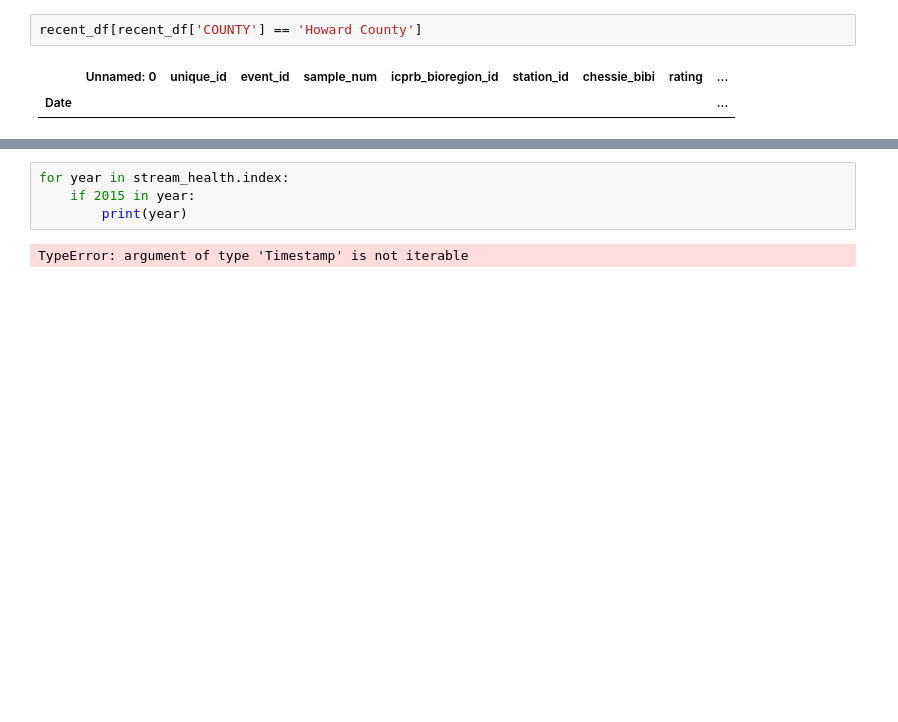
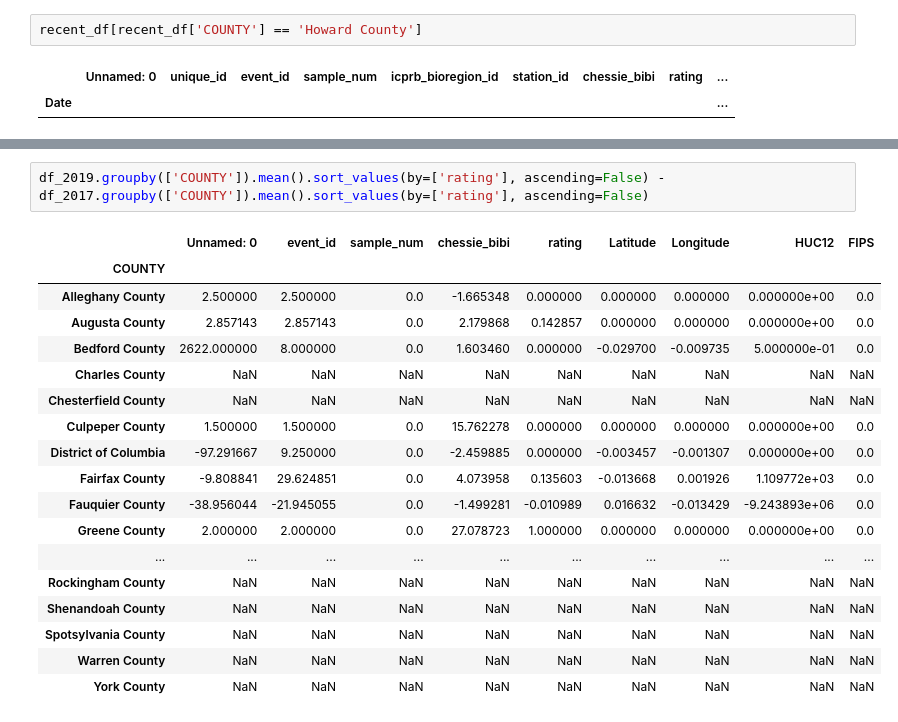
Before and after one commit to Bryan-Lange/Hack-the-Bay-Project, a Jupyter notebook: notebooks/recent.ipynb, the cells around one changed output, grey strips where cells are left out. Drawn from its saved outputs; the diff is of its cells as text; blank space fills up the shorter version.

```diff
--- a/notebooks/recent.ipynb
+++ b/notebooks/recent.ipynb
@@ -324,9 +301,24 @@ stream_health.head()
 | 1994-04-30 | 5357 | 447_1 | 447 | 1 | lnp | ANS.SITE 14, DAYSPRING CREEK | 69.519411 | 1 | ... |
 | 1994-05-01 | 5416 | 542_1 | 542 | 1 | lnp | ANS.SITE 15, COUNTRYSIDE TRIBUTAR... | 5.694700 | 0 | ... |
 | 1994-05-08 | 4743 | 2034_1 | 2034 | 1 | lnp | ANS.UR-RC 4 | 83.519834 | 3 | ... |
-# %%
-for year in stream_health.index:
-    if 2015 in year:
-        print(year)
-# %% [output]
-TypeError: argument of type 'Timestamp' is not iterable
+# %%
+df_2019.groupby(['COUNTY']).mean().sort_values(by=['rating'], ascending=False) - df_2017.groupby(['COUNTY']).mean().sort_values(by=['rating'], ascending=False)
+# %% [output]
+|  | Unnamed: 0 | event_id | sample_num | chessie_bibi | rating | Latitude | Longitude | HUC12 | FIPS |
+| COUNTY |  |  |  |  |  |  |  |  |  |
+| Alleghany County | 2.500000 | 2.500000 | 0.0 | -1.665348 | 0.000000 | 0.000000 | 0.000000 | 0.000000e+00 | 0.0 |
+| Augusta County | 2.857143 | 2.857143 | 0.0 | 2.179868 | 0.142857 | 0.000000 | 0.000000 | 0.000000e+00 | 0.0 |
+| Bedford County | 2622.000000 | 8.000000 | 0.0 | 1.603460 | 0.000000 | -0.029700 | -0.009735 | 5.000000e-01 | 0.0 |
+| Charles County | NaN | NaN | NaN | NaN | NaN | NaN | NaN | NaN | NaN |
+| Chesterfield County | NaN | NaN | NaN | NaN | NaN | NaN | NaN | NaN | NaN |
+| Culpeper County | 1.500000 | 1.500000 | 0.0 | 15.762278 | 0.000000 | 0.000000 | 0.000000 | 0.000000e+00 | 0.0 |
+| District of Columbia | -97.291667 | 9.250000 | 0.0 | -2.459885 | 0.000000 | -0.003457 | -0.001307 | 0.000000e+00 | 0.0 |
+| Fairfax County | -9.808841 | 29.624851 | 0.0 | 4.073958 | 0.135603 | -0.013668 | 0.001926 | 1.109772e+03 | 0.0 |
+| Fauquier County | -38.956044 | -21.945055 | 0.0 | -1.499281 | -0.010989 | 0.016632 | -0.013429 | -9.243893e+06 | 0.0 |
+| Greene County | 2.000000 | 2.000000 | 0.0 | 27.078723 | 1.000000 | 0.000000 | 0.000000 | 0.000000e+00 | 0.0 |
+| ... | ... | ... | ... | ... | ... | ... | ... | ... | ... |
+| Rockingham County | NaN | NaN | NaN | NaN | NaN | NaN | NaN | NaN | NaN |
+| Shenandoah County | NaN | NaN | NaN | NaN | NaN | NaN | NaN | NaN | NaN |
+| Spotsylvania County | NaN | NaN | NaN | NaN | NaN | NaN | NaN | NaN | NaN |
+| Warren County | NaN | NaN | NaN | NaN | NaN | NaN | NaN | NaN | NaN |
+| York County | NaN | NaN | NaN | NaN | NaN | NaN | NaN | NaN | NaN |
```
Also changed, not shown: parts of 4 cells of this notebook.
